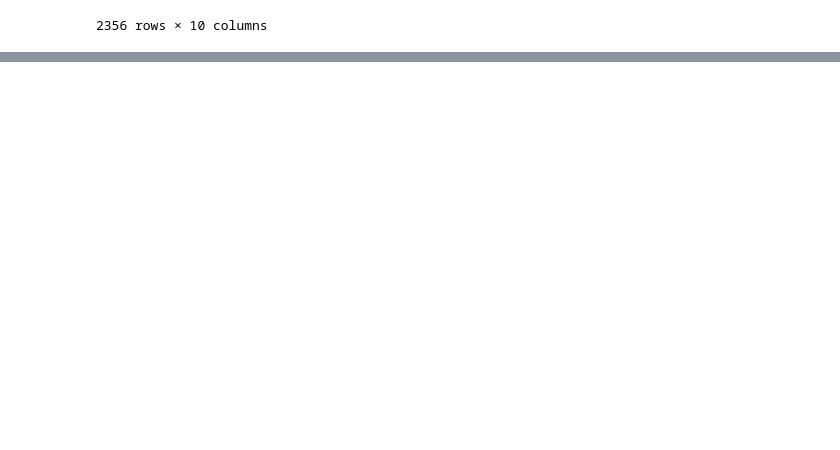
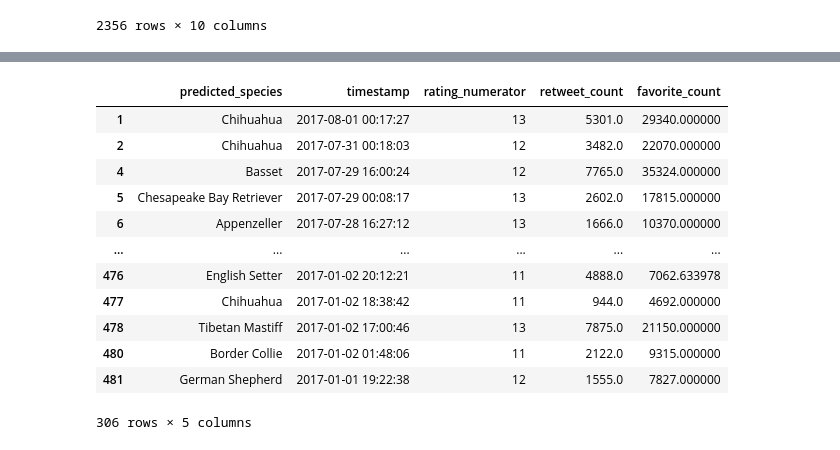
Before and after one commit to kurosakiaduma/weratedogs, a Jupyter notebook: wrangle_act.ipynb, the cells around one changed output, grey strips where cells are left out. Drawn from its saved outputs; the diff is of its cells as text; code cells hidden in the pictures; blank space fills up the shorter version.

```diff
--- a/wrangle_act.ipynb
+++ b/wrangle_act.ipynb
@@ -873,0 +1189,2 @@ df_tw_arch = df_copy_arch.copy()
+# %%
+df_copy_arch.favorite_count.replace(0, mean_ftw, inplace=True)
@@ -873,0 +1195,3 @@ df_tw_arch = df_copy_arch.copy()
+# %%
+df_copy_arch.retweet_count.fillna(mean_rtw, inplace=True)
+df_copy_arch.favorite_count.fillna(mean_ftw, inplace=True)
@@ -873,0 +1211,2 @@ df_tw_arch = df_copy_arch.copy()
+# %%
+df_tw_arch = df_copy_arch.copy()
@@ -873,0 +1232,3 @@ df_tw_arch = df_copy_arch.copy()
+# %%
+df_engagements = df_tw_arch.query('not predicted_species.isna()').loc[:, ['predicted_species', 'timestamp', 'rating_numerator', 'retweet_count', 'favorite_count']]
+df_engagements.head()
@@ -873,0 +1344,17 @@ df_tw_arch = df_copy_arch.copy()
+# %%
+df_2017 = df_engagements.query('20170101 < timestamp < 20181231')
+df_2017
+# %% [output]
+|  | predicted_species | timestamp | rating_numerator | retweet_count | favorite_count |
+| 1 | Chihuahua | 2017-08-01 00:17:27 | 13 | 5301.0 | 29340.000000 |
+| 2 | Chihuahua | 2017-07-31 00:18:03 | 12 | 3482.0 | 22070.000000 |
+| 4 | Basset | 2017-07-29 16:00:24 | 12 | 7765.0 | 35324.000000 |
+| 5 | Chesapeake Bay Retriever | 2017-07-29 00:08:17 | 13 | 2602.0 | 17815.000000 |
+| 6 | Appenzeller | 2017-07-28 16:27:12 | 13 | 1666.0 | 10370.000000 |
+| ... | ... | ... | ... | ... | ... |
+| 476 | English Setter | 2017-01-02 20:12:21 | 11 | 4888.0 | 7062.633978 |
+| 477 | Chihuahua | 2017-01-02 18:38:42 | 11 | 944.0 | 4692.000000 |
+| 478 | Tibetan Mastiff | 2017-01-02 17:00:46 | 13 | 7875.0 | 21150.000000 |
+| 480 | Border Collie | 2017-01-02 01:48:06 | 11 | 2122.0 | 9315.000000 |
+| 481 | German Shepherd | 2017-01-01 19:22:38 | 12 | 1555.0 | 7827.000000 |
+306 rows × 5 columns
```
Also changed, not shown: parts of 93 cells of this notebook.
